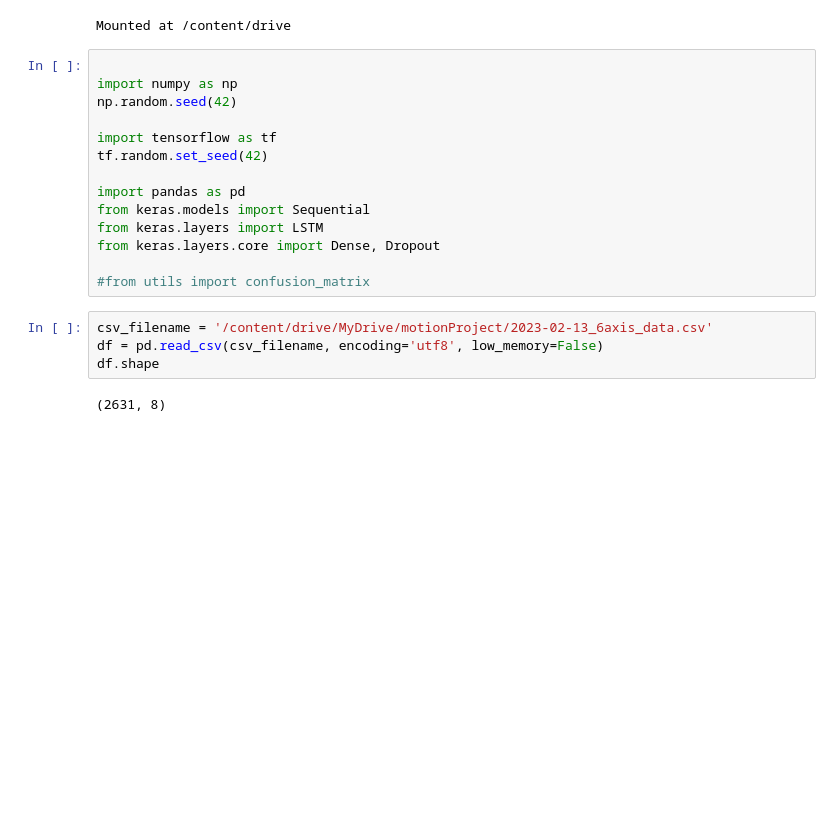
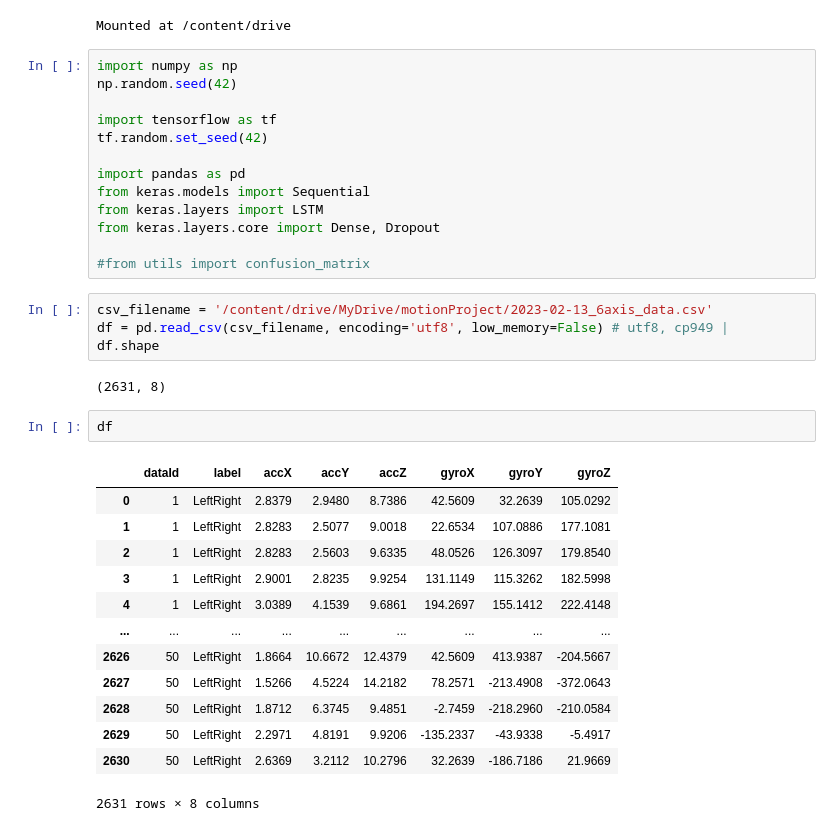
Before and after one commit to KU-Graduation-Project/LoRaNetwork, a Jupyter notebook: src/ml_model/LSTM_motion.ipynb, the cells around one changed output. Saved outputs shown, nothing was run; the diff lists cells and outputs as text; blank space fills up the shorter version.

```diff
--- a/src/ml_model/LSTM_motion.ipynb
+++ b/src/ml_model/LSTM_motion.ipynb
@@ -4,7 +4,6 @@ drive.mount('/content/drive')
 # %% [output]
 Mounted at /content/drive
 # %%
-
 import numpy as np
 np.random.seed(42)
 
@@ -19,8 +18,24 @@ from keras.layers.core import Dense, Dropout
 #from utils import confusion_matrix
 # %%
 csv_filename = '/content/drive/MyDrive/motionProject/2023-02-13_6axis_data.csv'
-df = pd.read_csv(csv_filename, encoding='utf8', low_memory=False)
+df = pd.read_csv(csv_filename, encoding='utf8', low_memory=False) # utf8, cp949 |
 df.shape
 # %% [output]
 (2631, 8)
+# %%
+df
+# %% [output]
+|  | dataId | label | accX | accY | accZ | gyroX | gyroY | gyroZ |
+| 0 | 1 | LeftRight | 2.8379 | 2.9480 | 8.7386 | 42.5609 | 32.2639 | 105.0292 |
+| 1 | 1 | LeftRight | 2.8283 | 2.5077 | 9.0018 | 22.6534 | 107.0886 | 177.1081 |
+| 2 | 1 | LeftRight | 2.8283 | 2.5603 | 9.6335 | 48.0526 | 126.3097 | 179.8540 |
+| 3 | 1 | LeftRight | 2.9001 | 2.8235 | 9.9254 | 131.1149 | 115.3262 | 182.5998 |
+| 4 | 1 | LeftRight | 3.0389 | 4.1539 | 9.6861 | 194.2697 | 155.1412 | 222.4148 |
+| ... | ... | ... | ... | ... | ... | ... | ... | ... |
+| 2626 | 50 | LeftRight | 1.8664 | 10.6672 | 12.4379 | 42.5609 | 413.9387 | -204.5667 |
+| 2627 | 50 | LeftRight | 1.5266 | 4.5224 | 14.2182 | 78.2571 | -213.4908 | -372.0643 |
+| 2628 | 50 | LeftRight | 1.8712 | 6.3745 | 9.4851 | -2.7459 | -218.2960 | -210.0584 |
+| 2629 | 50 | LeftRight | 2.2971 | 4.8191 | 9.9206 | -135.2337 | -43.9338 | -5.4917 |
+| 2630 | 50 | LeftRight | 2.6369 | 3.2112 | 10.2796 | 32.2639 | -186.7186 | 21.9669 |
+2631 rows × 8 columns
 # %%
```
Also changed, not shown: parts of 36 cells of this notebook.
